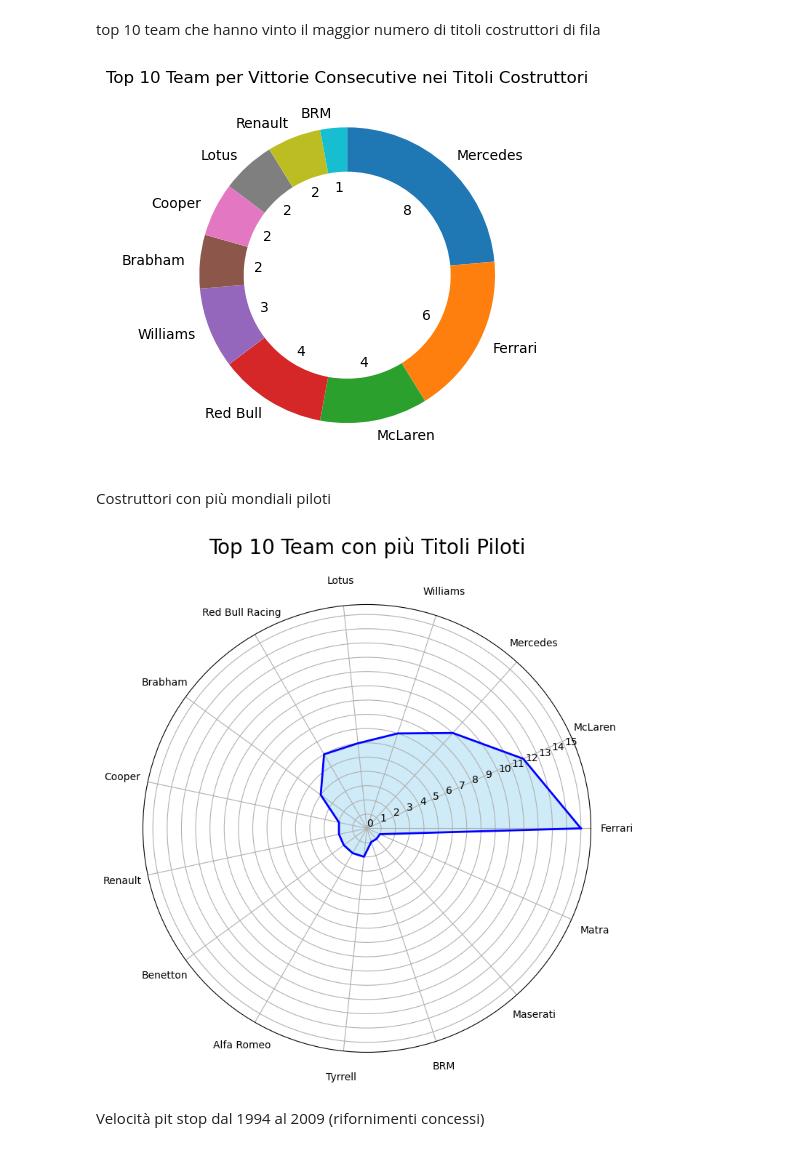
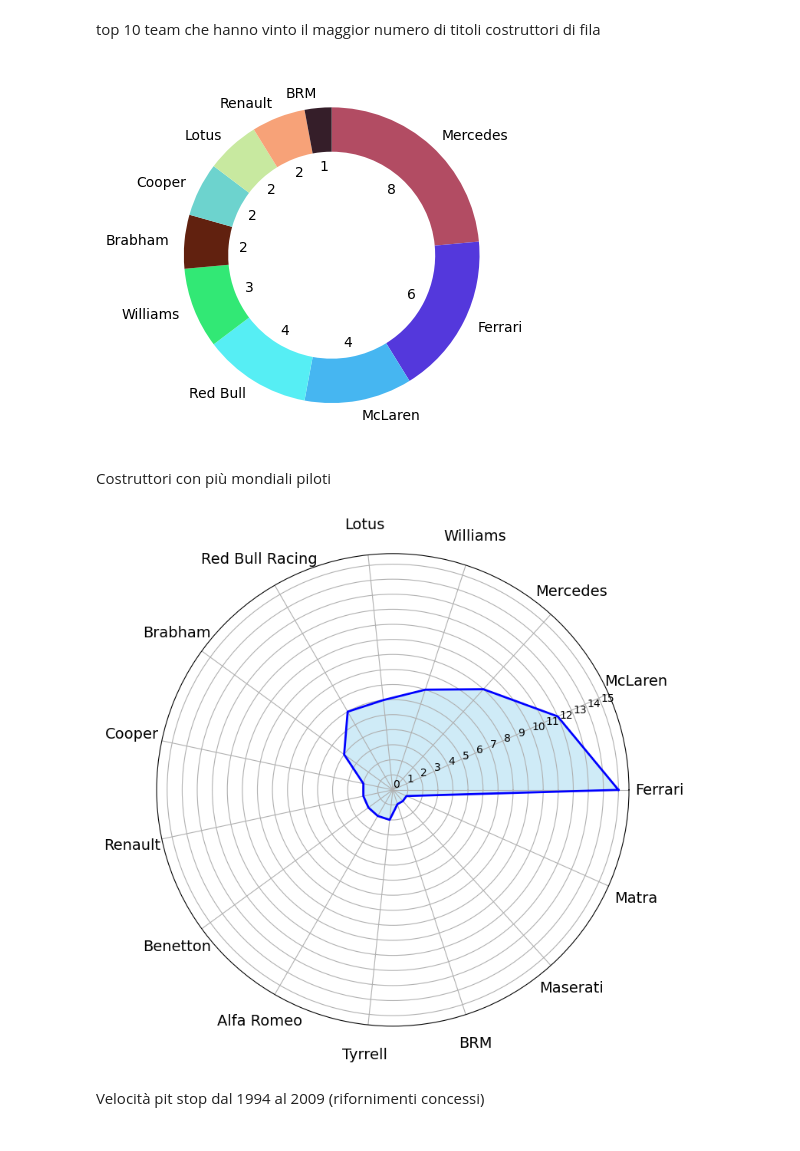
Before and after one commit to MatteoCelardo/F1_stats, a Jupyter notebook: sorgenti/squadre.ipynb, the cells around one changed output. Drawn from its saved outputs; the diff is of its cells as text; code cells hidden in the pictures.

```diff
--- a/sorgenti/squadre.ipynb
+++ b/sorgenti/squadre.ipynb
@@ -11,6 +11,9 @@ conStand = pd.read_csv('../dataSets/constructor_standings.csv')
 driveStand = pd.read_csv('../dataSets/driver_standings.csv')
 pit = pd.read_csv('../dataSets/pitstops.csv')
 raceDet = pd.read_csv('../dataSets/race_details.csv')
+
+# palette dei colori
+palette = ['#b24c63', '#5438dc', '#46b6f1', '#56eef4', '#32e875', '#61210f', '#6dd3ce', '#c8e9a0', '#f7a278', '#351e29']
 # %% [markdown]
 Numero di team in Formula 1 per ogni anno
 # %%
@@ -108,7 +118,7 @@ plt.show()
 # %% [markdown]
 top 10 team che hanno vinto il maggior numero di titoli costruttori di fila
 # %%
-def func(pct, allvals):
+def perc_Num(pct, allvals):
     absolute = int(math.ceil(pct/100.*sum(allvals)))
     return "{:d}".format(absolute)
 
@@ -135,36 +145,37 @@ for team, titoli_Vinti in vincitori_conStand.groupby('Team Normalizzati'):
         if anno_Precedente is None or riga['Year'] == anno_Precedente + 1:
             corrente_Consecutivi += 1
         else:
             corrente_Consecutivi = 1
 
         anno_Precedente = riga['Year']
         max_Consecutivi = max(max_Consecutivi, corrente_Consecutivi)
 
     vittorie_Consecutive[team] = max_Consecutivi
 
 # Identificazione dei 10 team con le sequenze di vittorie consecutive più lunghe
 top_10_team = sorted(vittorie_Consecutive.items(), key=lambda x: x[1], reverse=True)[:10]
 
 # Separazione dei nomi dei team e i loro rispettivi conteggi di vittorie consecutive
 team, vittorie = zip(*top_10_team)
 
 # Creazione del grafico ad anello
 fig, ax = plt.subplots()
 
 ax.pie(
     vittorie,
     labels=team,
     startangle=90,
     counterclock=False,
     wedgeprops=dict(width=0.3),
-    autopct=lambda pct: func(pct, vittorie) # Aggiunta i valori numerici direttamente sulle sezioni
+    autopct=lambda pct: perc_Num(pct, vittorie), # Aggiunta i valori numerici direttamente sulle sezioni
+    colors=palette
 )
 
-ax.set(aspect="equal", title='Top 10 Team per Vittorie Consecutive nei Titoli Costruttori')
+plt.savefig('../img/numTitCostrCons.png',format='png')
 
 plt.show()
 # %% [output]
-[figure, old version]
+[figure, new version]
 # %% [markdown]
 Costruttori con più mondiali piloti
 # %%
@@ -195,18 +206,18 @@ ax.plot(angoli, titoli, color='blue', linewidth=2)
 
 # Aggiunta delle etichette con i nomi dei team
 ax.set_xticks(angoli[:-1])
-ax.set_xticklabels(team)
-ax.tick_params(axis='x', which='major', pad=15)
+ax.set_xticklabels(team,fontsize=14)
+ax.tick_params(axis='x', which='major', pad=18)
 
 # Aggiunta delle etichette dei valori radiali sugli assi
 ax.set_yticks(range(0, max(titoli) + 1))
 ax.set_yticklabels(map(str, range(0, max(titoli) + 1)))
 
-plt.title("Top 10 Team con più Titoli Piloti", size=20, y=1.1)
+plt.savefig('../img/costrMondPil.png',format='png')
 
 plt.show()
 # %% [output]
-[figure, old version]
+[figure, new version]
 # %% [markdown]
 Velocità pit stop dal 1994 al 2009 (rifornimenti concessi)
 # %%
```
Also changed, not shown: parts of 16 cells of this notebook, 1 other file.
